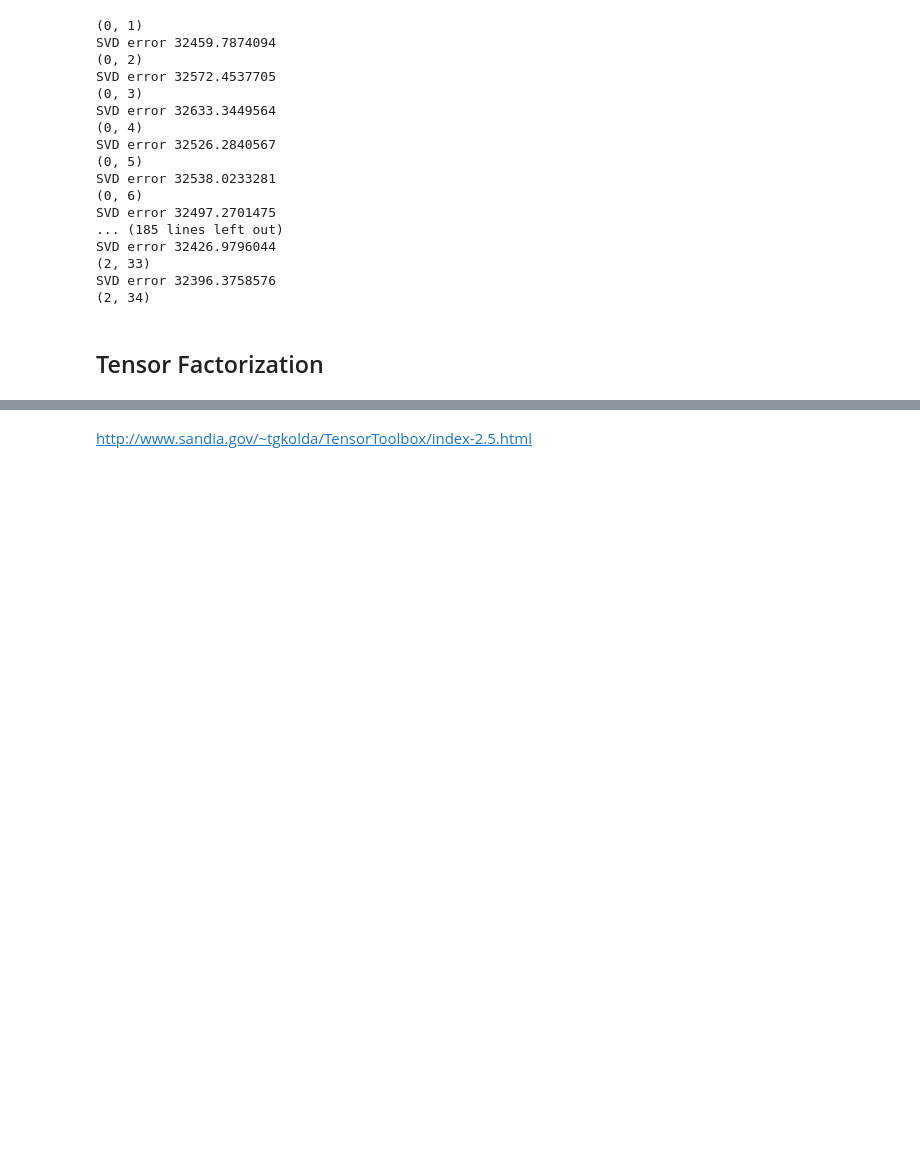
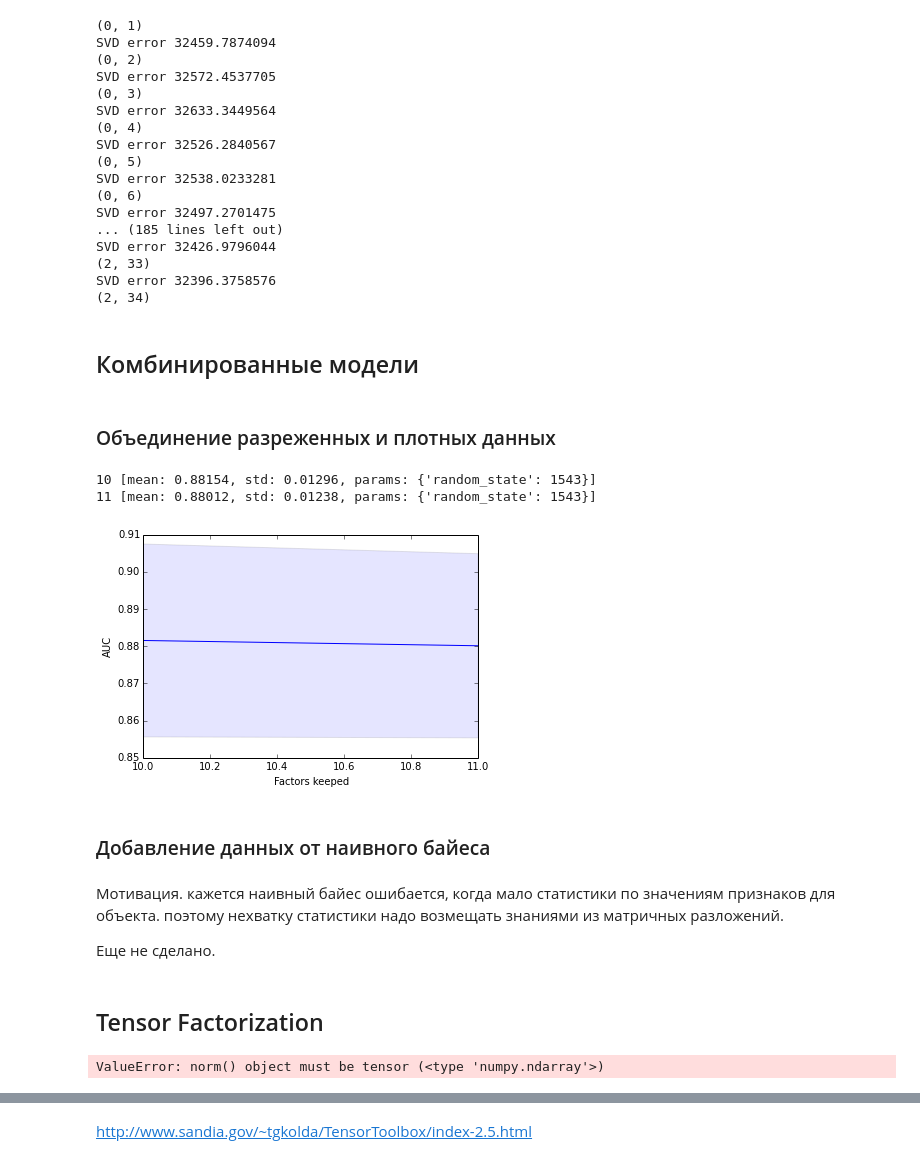
Before and after one commit to Newozz/research, a Jupyter notebook: fonarev_diploma.ipynb, the cells around one changed output, grey strips where cells are left out. Drawn from its saved outputs; the diff is of its cells as text; code cells hidden in the pictures; blank space fills up the shorter version.

```diff
--- a/fonarev_diploma.ipynb
+++ b/fonarev_diploma.ipynb
@@ -1605,5 +1687,28 @@ score = score_model(
         n=5,
         verbose=True)
 print np.mean(score)
+# %% [markdown]
+## Комбинированные модели
+# %% [markdown]
+### Объединение разреженных и плотных данных
+# %%
+from sklearn.ensemble import RandomForestClassifier
+scores = score_svd_model(hstack([X_recoded_sparse, X_recoded]),
+    data_train_y,
+    RandomForestClassifier(n_estimators=100, n_jobs=3),
+    'density-sparse_10factors_keeped_RF',
+    n_jobs=1,
+    max_components=11,
+    min_components=10)
+# %% [output]
+10 [mean: 0.88154, std: 0.01296, params: {'random_state': 1543}]
+11 [mean: 0.88012, std: 0.01238, params: {'random_state': 1543}]
+[figure, added]
+# %% [markdown]
+### Добавление данных от наивного байеса
+# %% [markdown]
+Мотивация. кажется наивный байес ошибается, когда мало статистики по значениям признаков для объекта. поэтому нехватку статистики надо возмещать знаниями из матричных разложений.
+
+Еще не сделано.
 # %% [markdown]
 ## Tensor Factorization
@@ -1609,0 +1718,4 @@ print np.mean(score)
+# %%
+cp_als(data_train_x[:, [2,3]], 10, init='random')
+# %% [output]
+ValueError: norm() object must be tensor (<type 'numpy.ndarray'>)
```
Also changed, not shown: parts of 53 cells of this notebook.
